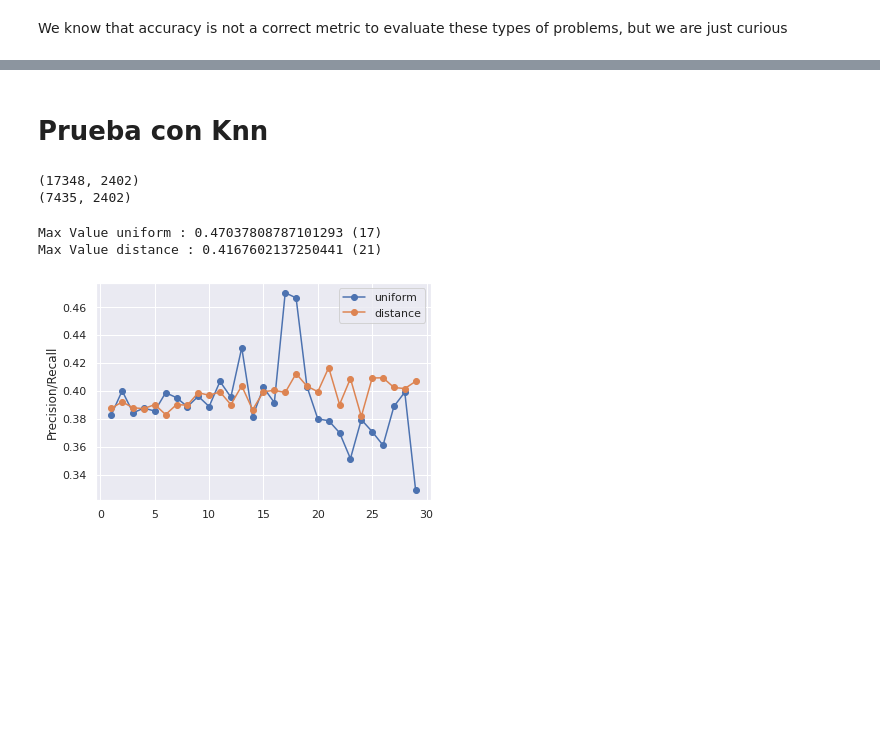
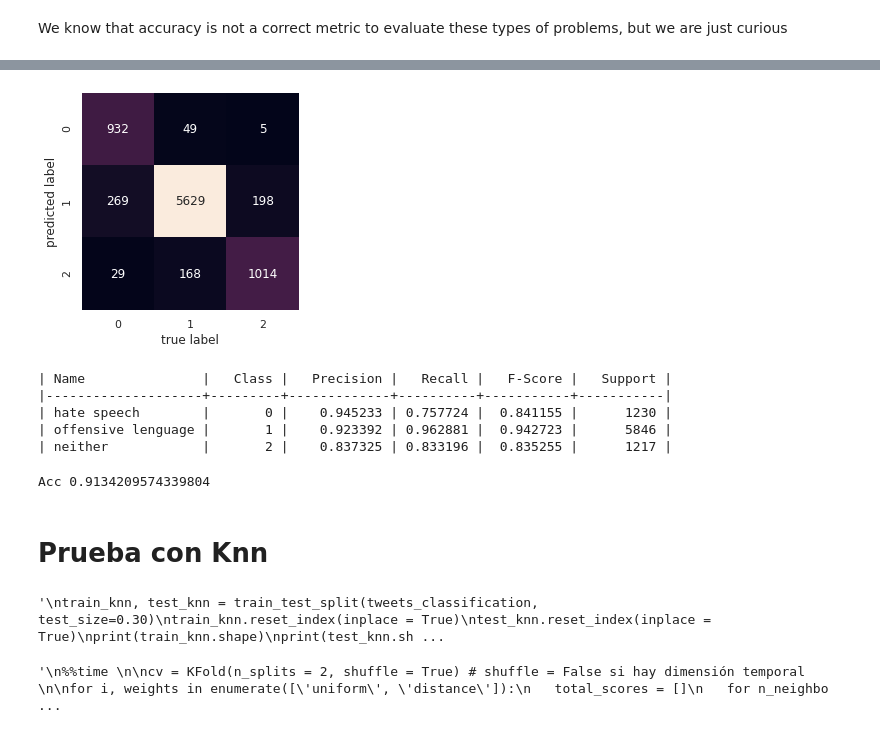
Before and after one commit to manuvillalba-uclm/Natural_Lenguaje_Processing-ELM, a Jupyter notebook: Machine_Learning_NLP_Vectorization_Classification.ipynb, the cells around one changed output, grey strips where cells are left out. Saved outputs shown, nothing was run; the diff lists cells and outputs as text; code cells hidden in the pictures; blank space fills up the shorter version.

Commit message:
Random Forests

```diff
--- a/Machine_Learning_NLP_Vectorization_Classification.ipynb
+++ b/Machine_Learning_NLP_Vectorization_Classification.ipynb
@@ -279,0 +243,12 @@ Acc 0.898453261600538
+# %%
+from sklearn.model_selection import train_test_split
+from sklearn.ensemble import RandomForestClassifier
+
+train_rf, test_rf = train_test_split(tweets_classification, test_size=0.30)
+train_rf.reset_index(inplace = True)
+test_rf.reset_index(inplace = True)
+# %%
+%%time
+model = RandomForestClassifier(n_estimators=1000, max_features="sqrt")
+model.fit(train_rf.loc[:, train.columns != 'target'], train_rf['target'])
+ypred = model.predict(test_rf.loc[:, train.columns != 'target'])
@@ -280,15 +258,44 @@ Acc 0.898453261600538
+# %%
+from sklearn.metrics import confusion_matrix
+import seaborn as sns; sns.set()
+import matplotlib.pyplot as plt
+mat = confusion_matrix(test_rf['target'], ypred)
+sns.heatmap(mat.T, square=True, annot=True, fmt='d', cbar=False,
+            xticklabels=[0,1,2], yticklabels=[0,1,2])
+plt.xlabel('true label')
+plt.ylabel('predicted label');
+# %% [output]
+[figure, added]
+# %%
+precision, recall, fscore, support = score(test_rf['target'], ypred)
+print(tabulate({'Name': ['hate speech', 'offensive lenguage', 'neither'], 'Class': [0,1,2],'Precision':precision, 'Recall': recall, 'F-Score': fscore, 'Support': support} , headers=['Name','Class','Precision', 'Recall','F-Score','Support'], tablefmt='orgtbl'))
+# %% [output]
+| Name               |   Class |   Precision |   Recall |   F-Score |   Support |
+|--------------------+---------+-------------+----------+-----------+-----------|
+| hate speech        |       0 |    0.945233 | 0.757724 |  0.841155 |      1230 |
+| offensive lenguage |       1 |    0.923392 | 0.962881 |  0.942723 |      5846 |
+| neither            |       2 |    0.837325 | 0.833196 |  0.835255 |      1217 |
+# %%
+acc = accuracy_score(test_rf['target'], ypred)
+print ('Acc', acc)
+# %% [output]
+Acc 0.9134209574339804
 # %% [markdown]
 # Prueba con Knn
 # %%
+"""
 train_knn, test_knn = train_test_split(tweets_classification, test_size=0.30)
 train_knn.reset_index(inplace = True)
 test_knn.reset_index(inplace = True)
 print(train_knn.shape)
 print(test_knn.shape)
+"""
 # %% [output]
-(17348, 2402)
-(7435, 2402)
+'\ntrain_knn, test_knn = train_test_split(tweets_classification, test_size=0.30)\ntrain_knn.reset_index(inplace = True)\ntest_knn.reset_index(inplace = True)\nprint(train_knn.shape)\nprint(test_knn.sh ...
 # %%
+"""
+%%time
+
 cv = KFold(n_splits = 2, shuffle = True) # shuffle = False si hay dimensión temporal
 
 for i, weights in enumerate(['uniform', 'distance']):
@@ -307,7 +314,7 @@ for i, weights in enumerate(['uniform', 'distance']):
           # evaluación del modelo
           precision, recall, fscore, support = score(f_test['target'], y_pred)
 
-          fold_score.append(((sum(precision)/3)+(sum(recall)/3))/2)
+          fold_score.append(sum(fscore)/3)
        total_scores.append(sum(fold_score)/len(fold_score))
 
    plt.plot(range(1,len(total_scores)+1), total_scores,
@@ -318,8 +325,7 @@ for i, weights in enumerate(['uniform', 'distance']):
 
 plt.legend()
 plt.show()
+"""
 # %% [output]
-Max Value uniform : 0.47037808787101293 (17)
-Max Value distance : 0.4167602137250441 (21)
+'\n%%time \n\ncv = KFold(n_splits = 2, shuffle = True) # shuffle = False si hay dimensión temporal \n\nfor i, weights in enumerate([\'uniform\', \'distance\']):\n   total_scores = []\n   for n_neighbo ...
-[figure, removed]
 # %%
```
Also changed, not shown: parts of 29 cells of this notebook.
